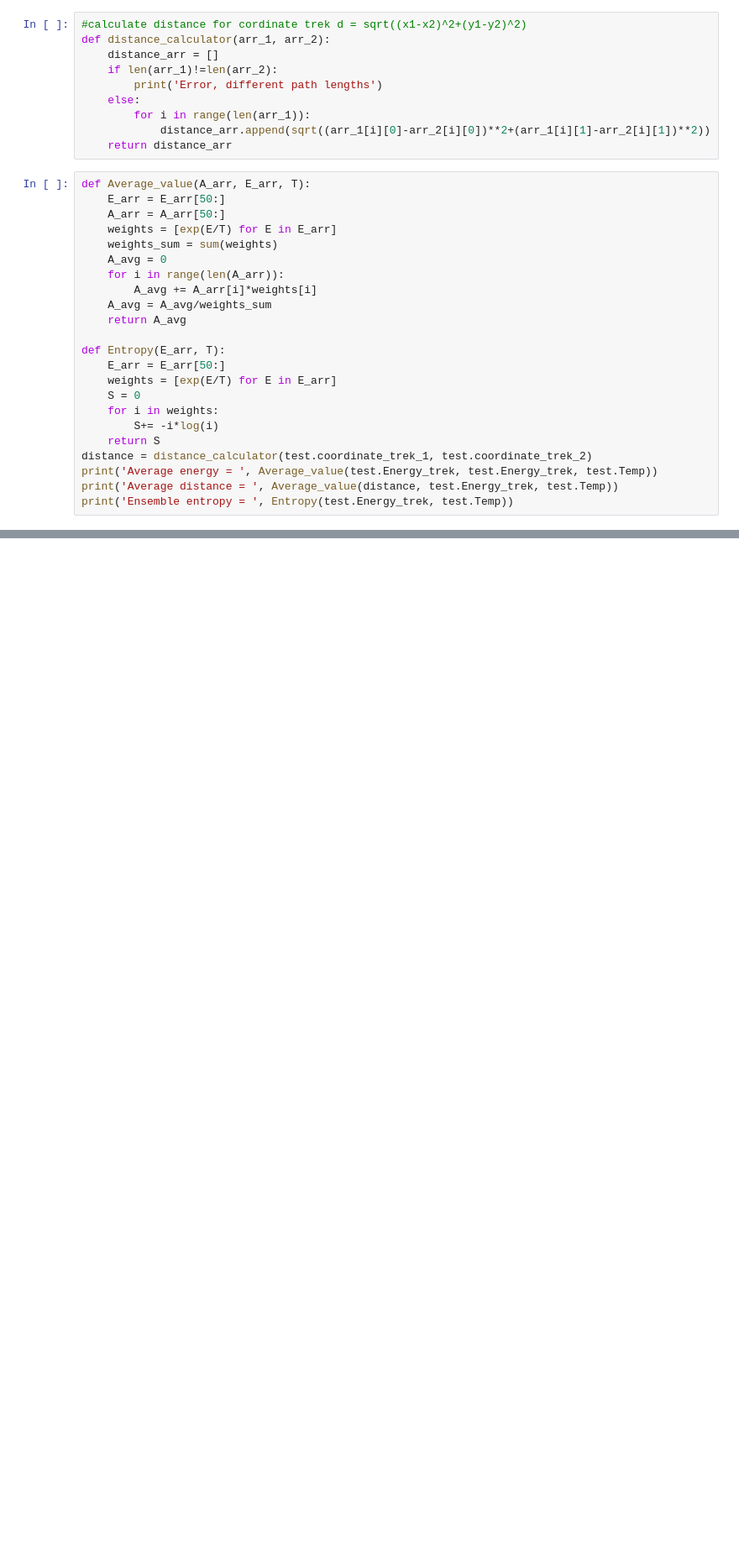
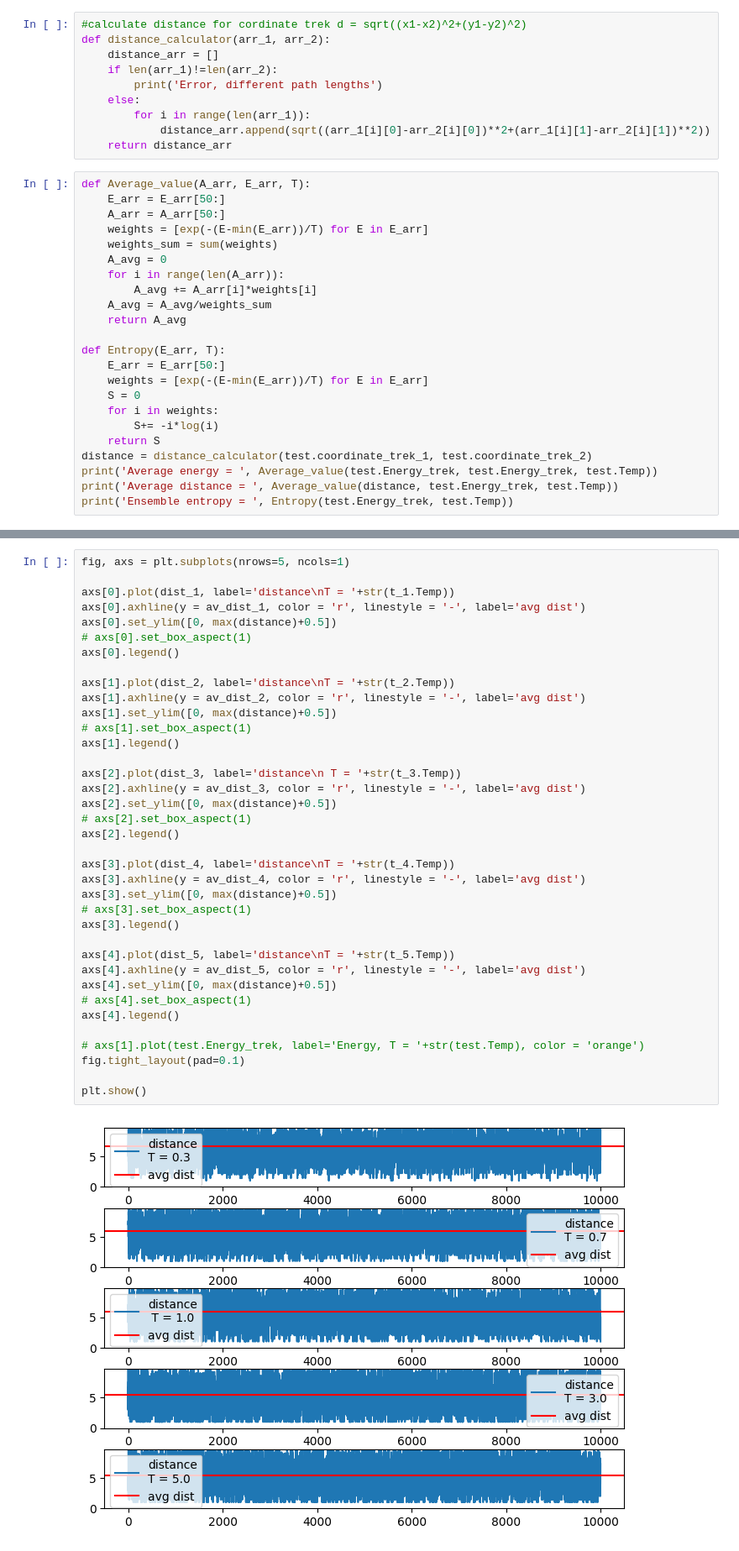
Before and after one commit to Onelightayear/2D-lattice-MC, a Jupyter notebook: 2d array 2 particles.ipynb, the cells around one changed output, grey strips where cells are left out. Shown at 84% size. Cells and saved outputs as stored; diff of their text form; blank space fills up the shorter version.

```diff
--- a/2d array 2 particles.ipynb
+++ b/2d array 2 particles.ipynb
@@ -137,7 +137,7 @@ def distance_calculator(arr_1, arr_2):
 def Average_value(A_arr, E_arr, T):
     E_arr = E_arr[50:]
     A_arr = A_arr[50:]
-    weights = [exp(E/T) for E in E_arr]
+    weights = [exp(-(E-min(E_arr))/T) for E in E_arr]
     weights_sum = sum(weights)
     A_avg = 0
     for i in range(len(A_arr)):
@@ -147,7 +147,7 @@ def Average_value(A_arr, E_arr, T):
 
 def Entropy(E_arr, T):
     E_arr = E_arr[50:]
-    weights = [exp(E/T) for E in E_arr]
+    weights = [exp(-(E-min(E_arr))/T) for E in E_arr]
     S = 0
     for i in weights:
         S+= -i*log(i)
@@ -163,3 +202,42 @@ Ensemble entropy =  6.648753740295256
+# %%
+fig, axs = plt.subplots(nrows=5, ncols=1)
+
+axs[0].plot(dist_1, label='distance\nT = '+str(t_1.Temp))
+axs[0].axhline(y = av_dist_1, color = 'r', linestyle = '-', label='avg dist')
+axs[0].set_ylim([0, max(distance)+0.5])
+# axs[0].set_box_aspect(1)
+axs[0].legend()
+
+axs[1].plot(dist_2, label='distance\nT = '+str(t_2.Temp))
+axs[1].axhline(y = av_dist_2, color = 'r', linestyle = '-', label='avg dist')
+axs[1].set_ylim([0, max(distance)+0.5])
+# axs[1].set_box_aspect(1)
+axs[1].legend()
+
+axs[2].plot(dist_3, label='distance\n T = '+str(t_3.Temp))
+axs[2].axhline(y = av_dist_3, color = 'r', linestyle = '-', label='avg dist')
+axs[2].set_ylim([0, max(distance)+0.5])
+# axs[2].set_box_aspect(1)
+axs[2].legend()
+
+axs[3].plot(dist_4, label='distance\nT = '+str(t_4.Temp))
+axs[3].axhline(y = av_dist_4, color = 'r', linestyle = '-', label='avg dist')
+axs[3].set_ylim([0, max(distance)+0.5])
+# axs[3].set_box_aspect(1)
+axs[3].legend()
+
+axs[4].plot(dist_5, label='distance\nT = '+str(t_5.Temp))
+axs[4].axhline(y = av_dist_5, color = 'r', linestyle = '-', label='avg dist')
+axs[4].set_ylim([0, max(distance)+0.5])
+# axs[4].set_box_aspect(1)
+axs[4].legend()
+
+# axs[1].plot(test.Energy_trek, label='Energy, T = '+str(test.Temp), color = 'orange')
+fig.tight_layout(pad=0.1)
+
+plt.show()
+# %% [output]
+[figure, added]
 # %%
 fig, axs = plt.subplots(nrows=2, ncols=1)
 
```
Also changed, not shown: parts of 5 cells of this notebook, 1 other file.
